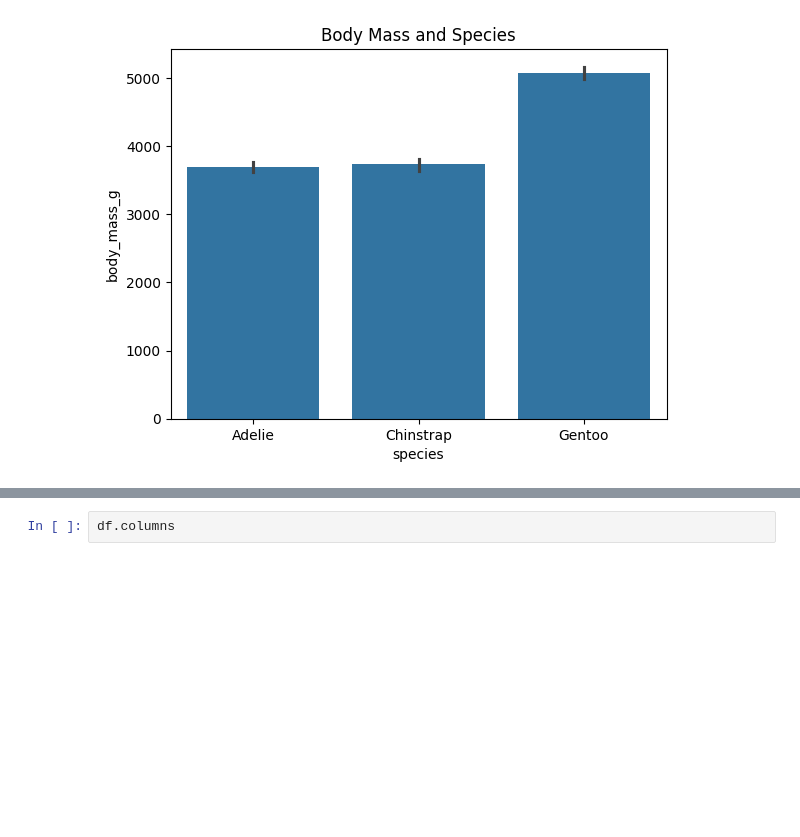
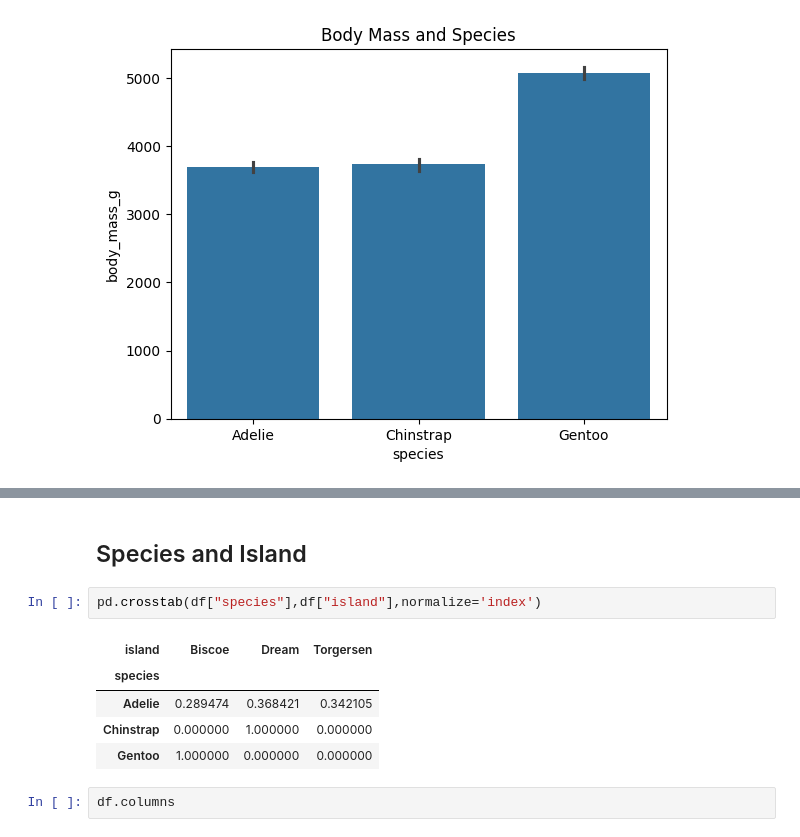
Before and after one commit to therai0/EDA-, a Jupyter notebook: pengiun.ipynb, the cells around one changed output, grey strips where cells are left out. Drawn from its saved outputs; the diff is of its cells as text; blank space fills up the shorter version.

```diff
--- a/pengiun.ipynb
+++ b/pengiun.ipynb
@@ -380,3 +389,13 @@ sns.barplot(x=df["species"],y=df["body_mass_g"])
+# %% [markdown]
+## Species and Island
+# %%
+pd.crosstab(df["species"],df["island"],normalize='index')
+# %% [output]
+| island | Biscoe | Dream | Torgersen |
+| species |  |  |  |
+| Adelie | 0.289474 | 0.368421 | 0.342105 |
+| Chinstrap | 0.000000 | 1.000000 | 0.000000 |
+| Gentoo | 1.000000 | 0.000000 | 0.000000 |
 # %%
 df.columns
 # %% [output]
```
Also changed, not shown: parts of 3 cells of this notebook.
